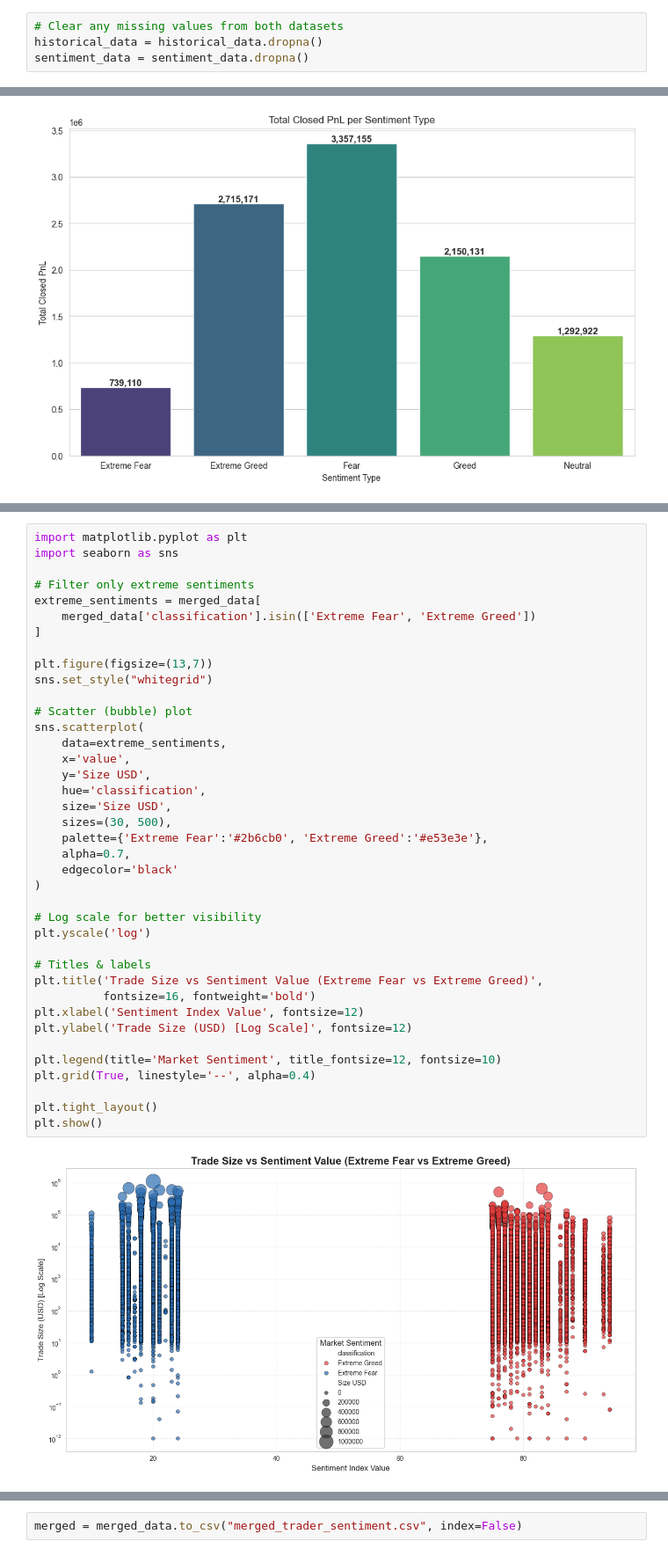
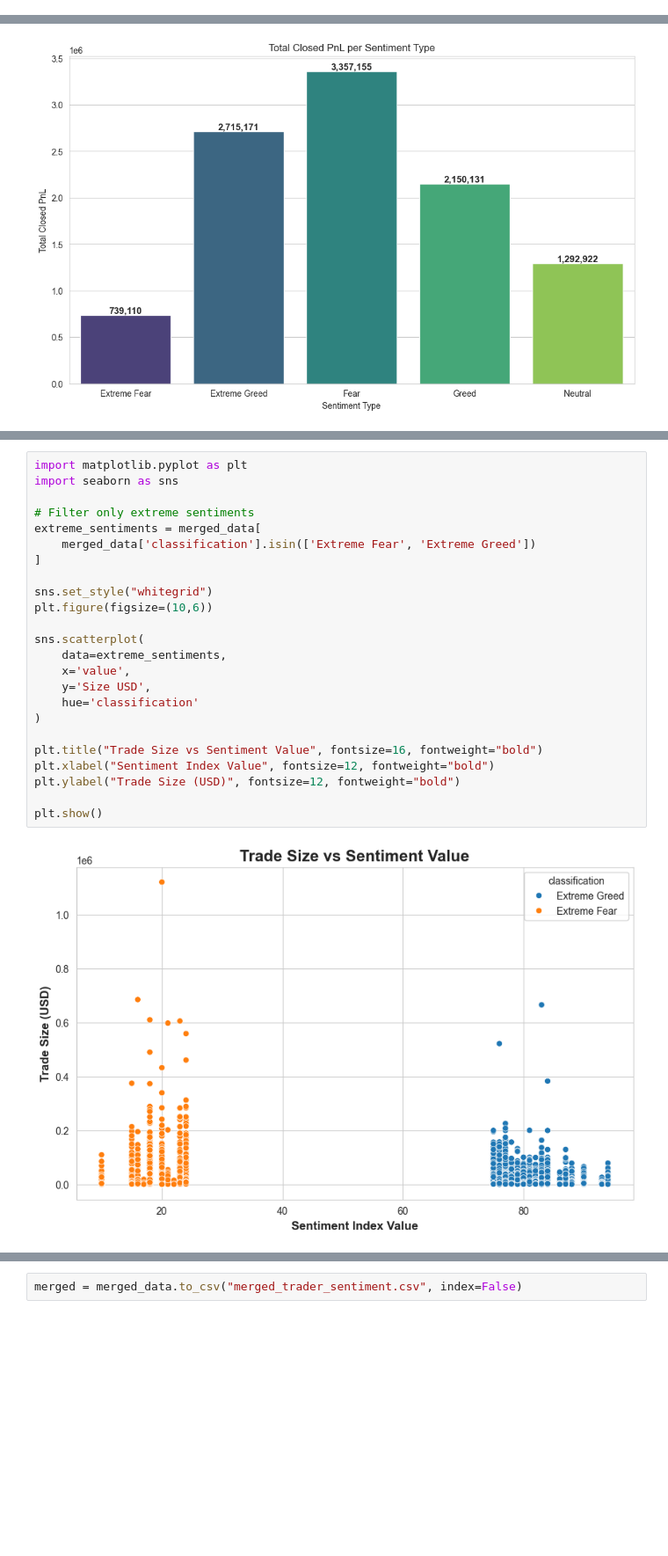
Before and after one commit to Shreyashpatilgh/PrimeTradeAI, a Jupyter notebook: primetradeAI.ipynb, the cells around one changed output, grey strips where cells are left out. Shown at 88% size. Saved outputs shown, nothing was run; the diff lists cells and outputs as text; blank space fills up the shorter version.

Commit message:
Updated Charts

```diff
--- a/primetradeAI.ipynb
+++ b/primetradeAI.ipynb
@@ -40,10 +154,6 @@ historical_data.head()
 | 2 | 0xae5eacaf9c6b9111fd53034a602c192... | @107 | 7.99 | 144.09 | 1150.63 | BUY | 02-12-2024 22:50 | 1002.52 | ... |
 | 3 | 0xae5eacaf9c6b9111fd53034a602c192... | @107 | 7.99 | 142.98 | 1142.04 | BUY | 02-12-2024 22:50 | 1146.56 | ... |
 | 4 | 0xae5eacaf9c6b9111fd53034a602c192... | @107 | 7.99 | 8.73 | 69.75 | BUY | 02-12-2024 22:50 | 1289.49 | ... |
-# %%
-# Clear any missing values from both datasets
-historical_data = historical_data.dropna()
-sentiment_data = sentiment_data.dropna()
 # %%
 # Convert 'date' columns to date only
 historical_data['date'] = pd.to_datetime(historical_data['Timestamp IST'], dayfirst=True).dt.date
@@ -283,42 +432,27 @@ plt.show()
 # %%
 import matplotlib.pyplot as plt
 import seaborn as sns
 
 # Filter only extreme sentiments
 extreme_sentiments = merged_data[
     merged_data['classification'].isin(['Extreme Fear', 'Extreme Greed'])
 ]
 
-plt.figure(figsize=(13,7))
 sns.set_style("whitegrid")
+plt.figure(figsize=(10,6))
 
-# Scatter (bubble) plot
 sns.scatterplot(
     data=extreme_sentiments,
     x='value',
     y='Size USD',
-    hue='classification',
-    size='Size USD',
-    sizes=(30, 500),
-    palette={'Extreme Fear':'#2b6cb0', 'Extreme Greed':'#e53e3e'},
-    alpha=0.7,
-    edgecolor='black'
+    hue='classification'
 )
 
-# Log scale for better visibility
-plt.yscale('log')
+plt.title("Trade Size vs Sentiment Value", fontsize=16, fontweight="bold")
+plt.xlabel("Sentiment Index Value", fontsize=12, fontweight="bold")
+plt.ylabel("Trade Size (USD)", fontsize=12, fontweight="bold")
 
-# Titles & labels
-plt.title('Trade Size vs Sentiment Value (Extreme Fear vs Extreme Greed)',
-          fontsize=16, fontweight='bold')
-plt.xlabel('Sentiment Index Value', fontsize=12)
-plt.ylabel('Trade Size (USD) [Log Scale]', fontsize=12)
-
-plt.legend(title='Market Sentiment', title_fontsize=12, fontsize=10)
-plt.grid(True, linestyle='--', alpha=0.4)
-
-plt.tight_layout()
 plt.show()
 # %% [output]
-[figure, old version]
+[figure, new version]
 # %%
```
Also changed, not shown: parts of 21 cells of this notebook, 1 other file.
